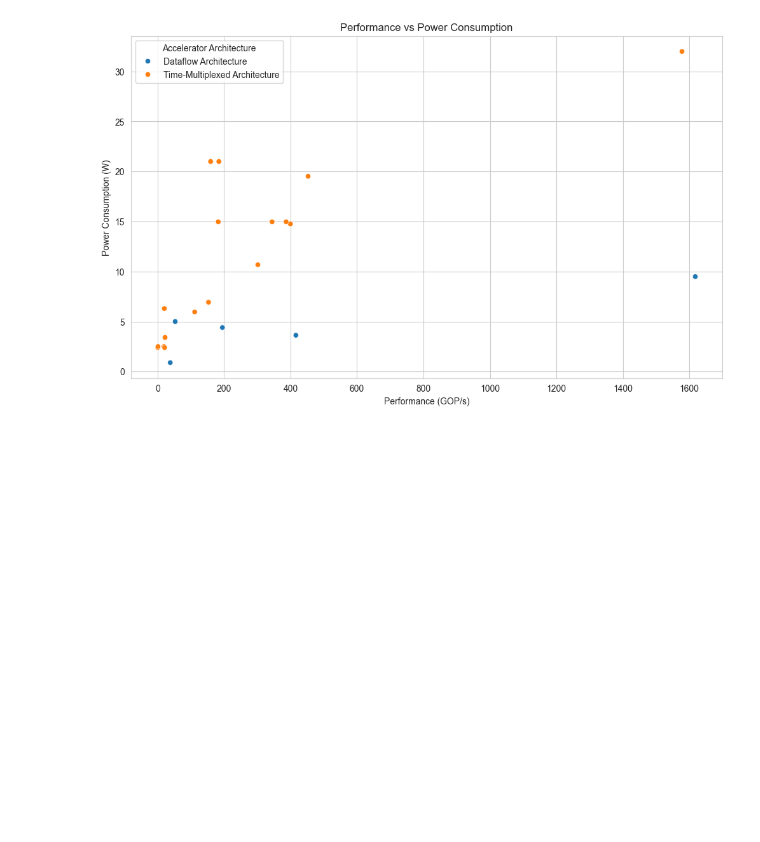
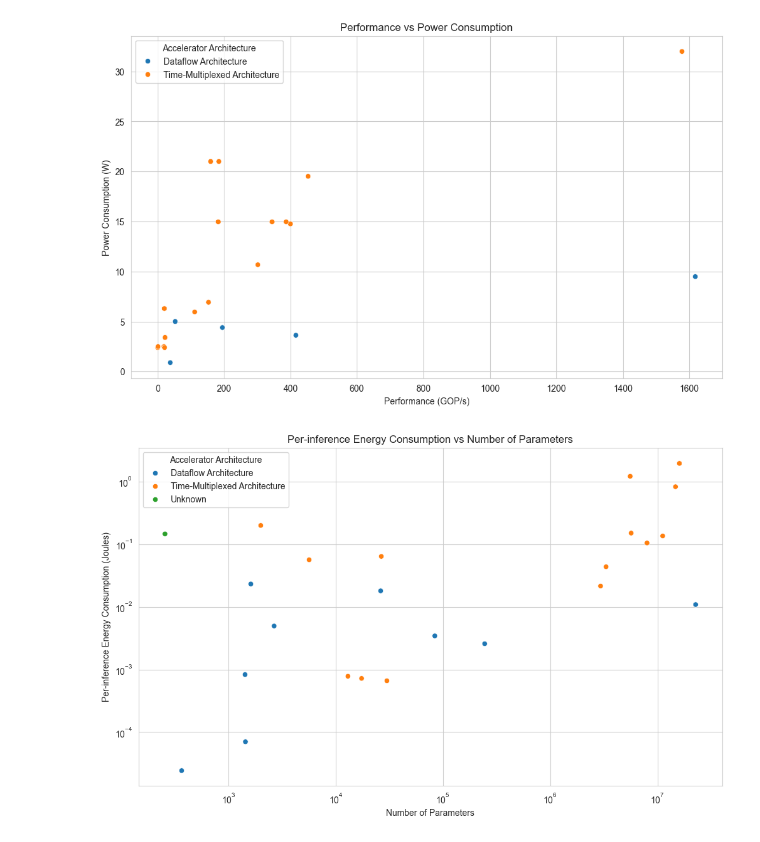
Before and after one commit to asap-space/SPACE_FPGA_NNs_SURVEY_DATA, a Jupyter notebook: Graphs.ipynb, the cells around one changed output. Saved outputs shown, nothing was run; the diff lists cells and outputs as text; code cells hidden in the pictures; blank space fills up the shorter version.

```diff
--- a/Graphs.ipynb
+++ b/Graphs.ipynb
@@ -230,3 +230,40 @@ plt.legend(title='Accelerator Architecture', bbox_to_anchor=(0, 1), loc='upper l
 plt.show()
 # %% [output]
 [figure]
+# %%
+# Function to convert energy units to Joules
+def convert_energy_units(value):
+    if isinstance(value, str):
+        # Extract numeric value and unit
+        match = re.search(r'(\d+(\.\d+)?)\s*(J|mJ|mu J)', value)
+        if match:
+            num_value = float(match.group(1))
+            unit = match.group(3)
+            if unit == 'mJ':
+                return num_value / 1000  # Convert mJ to J
+            elif unit == 'mu J':
+                return num_value / 1e6  # Convert uJ to J
+            else:
+                return num_value  # Already in Joules
+    return None
+
+# Apply the function to extract BRAM and latency
+temp_df = df_for_analysis[['Per-inference Energy Consumption', 'No. of parameters', 'Accelerator Architecture']].dropna()
+
+# Extract numeric values from 'Performance (GOP/s)' and convert to float
+temp_df['Per-inference Energy Consumption'] = temp_df['Per-inference Energy Consumption'].apply(convert_energy_units)
+# Extract numeric values from 'Power Consumption' and convert to float
+temp_df['No. of parameters'] = temp_df['No. of parameters'].str.extract(r'(\d+(\.\d+)?)')[0].astype(float)
+
+# Plot the data with a logarithmic scale on the y-axis and different colors for 'Accelerator Architecture'
+plt.figure()
+sns.scatterplot(data=temp_df, x='No. of parameters', y='Per-inference Energy Consumption', hue='Accelerator Architecture')
+plt.yscale('log')
+plt.xscale('log')
+plt.title('Per-inference Energy Consumption vs Number of Parameters')
+plt.xlabel('Number of Parameters')
+plt.ylabel('Per-inference Energy Consumption (Joules)')
+plt.legend(title='Accelerator Architecture', bbox_to_anchor=(0, 1), loc='upper left')
+plt.show()
+# %% [output]
+[figure, added]
```
Also changed, not shown: parts of 4 cells of this notebook, 2 other files.
